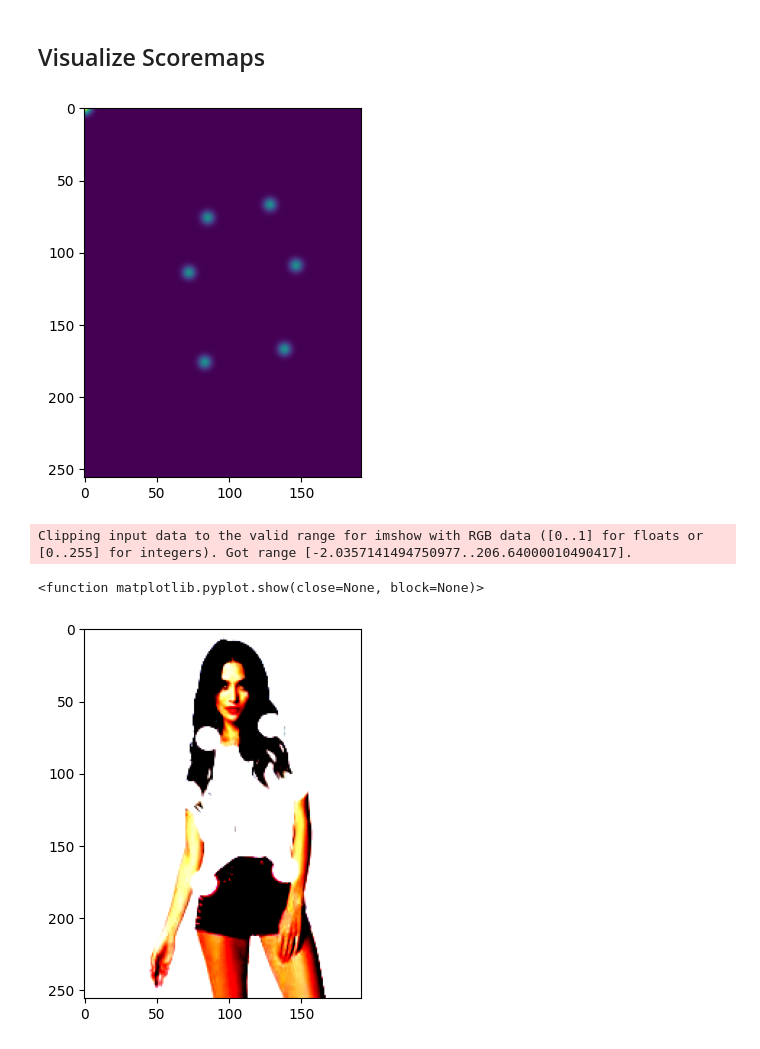
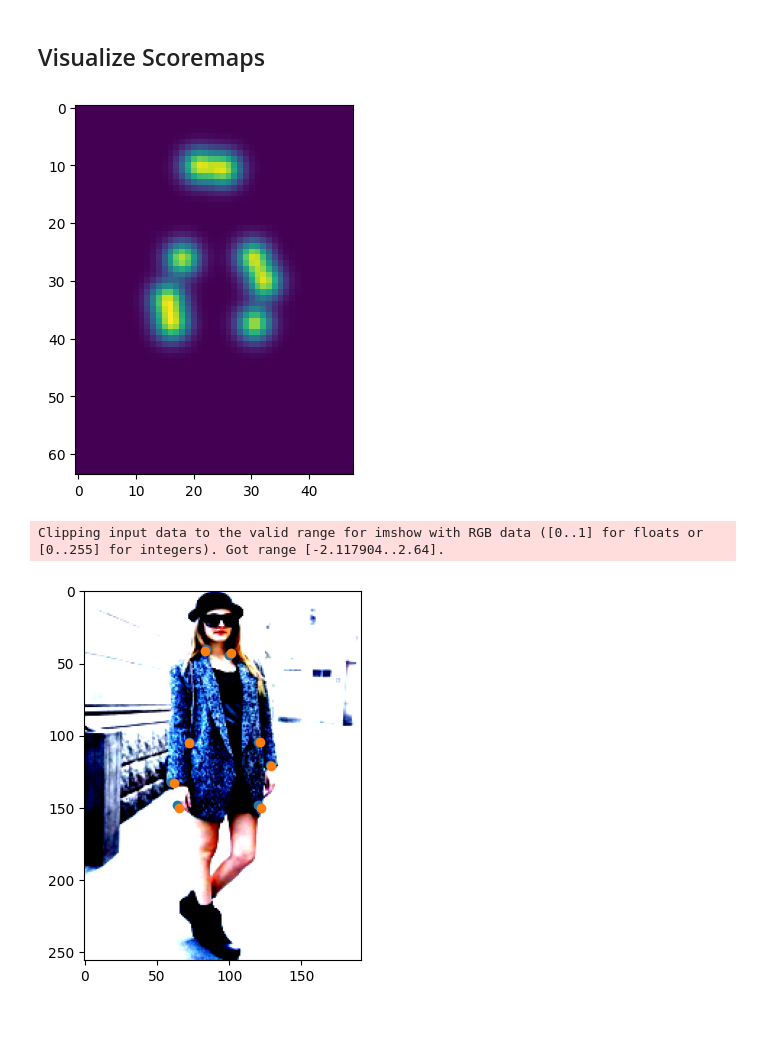
Before and after one commit to Mudhdhoo/CS224G_TechPackAI, a Jupyter notebook: finetune/vis_deepfashion.ipynb, the cells around one changed output. Saved outputs shown, nothing was run; the diff lists cells and outputs as text; code cells hidden in the pictures; blank space fills up the shorter version.

```diff
--- a/finetune/vis_deepfashion.ipynb
+++ b/finetune/vis_deepfashion.ipynb
@@ -18,7 +19,7 @@ The autoreload extension is already loaded. To reload it, use:
 # %% [markdown]
 ## Load Dataset And Display Images
 # %%
-dataset_path = "../../deepfashion"
+dataset_path = "../deepfashion"
 images = os.listdir(f"{dataset_path}/img")
 num_images = 20
 rand_ind = np.random.randint(0, len(images), num_images)
@@ -70,16 +71,21 @@ Clipping input data to the valid range for imshow with RGB data ([0..1] for floa
 # %% [markdown]
 ## Visualize Scoremaps
 # %%
-ind = 91
+ind = 921
 name, img, kpts, scoremaps = dataset[ind]
+extracted_kpts = extract_keypoints_from_heatmap(scoremaps)
+extracted_kpts = np.array([[kp[0], kp[1]] for kp in extracted_kpts])*4
+
+
 fig = plt.figure()
 plt.imshow(torch.sum(scoremaps, dim=0))
 plt.show()
 fig = plt.figure()
-plt.imshow(img.permute(1,2,0) + torch.sum(scoremaps, dim=0).unsqueeze(0).repeat(3,1,1).permute(1,2,0)*102)
-plt.show
+plt.imshow(img.permute(1,2,0))
+plt.scatter(x=extracted_kpts[:,0], y=extracted_kpts[:,1])
+plt.scatter(x=kpts[:,0], y=kpts[:,1])
+plt.show()
 # %% [output]
-[figure, old version]
+[figure, new version]
-Clipping input data to the valid range for imshow with RGB data ([0..1] for floats or [0..255] for integers). Got range [-2.0357141494750977..206.64000010490417].
+Clipping input data to the valid range for imshow with RGB data ([0..1] for floats or [0..255] for integers). Got range [-2.117904..2.64].
-<function matplotlib.pyplot.show(close=None, block=None)>
-[figure, old version]
+[figure, new version]
```
Also changed, not shown: parts of 3 cells of this notebook, 5 other files.
